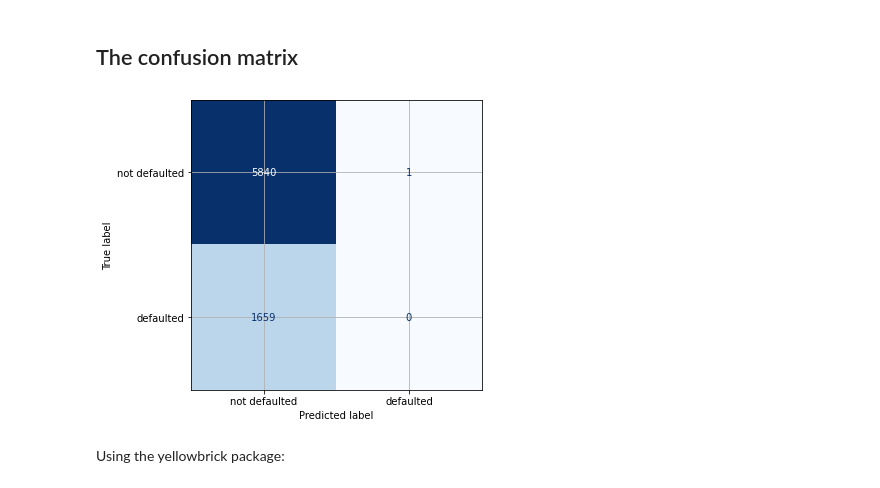
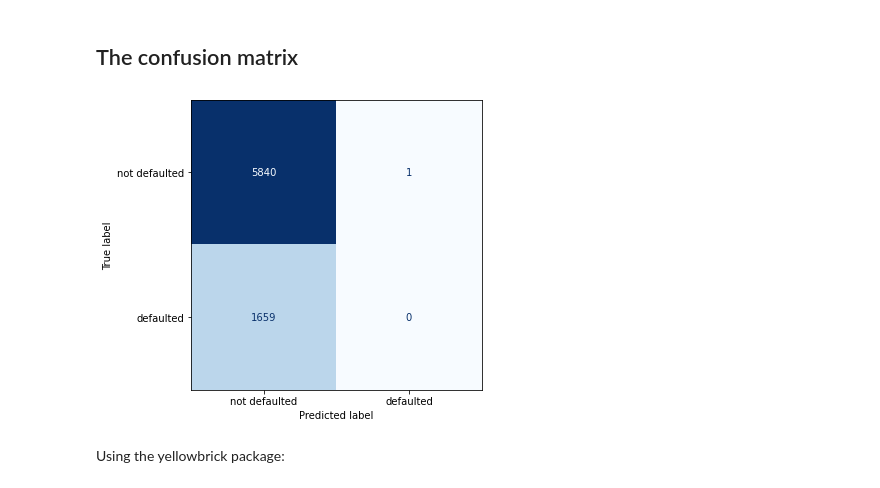
Before and after one commit to PacktPublishing/Practical-Data-Science-with-Python, a Jupyter notebook: Chapter12/Chapter_12_code.ipynb, the cells around one changed output. Saved outputs shown, nothing was run; the diff lists cells and outputs as text; code cells hidden in the pictures.

```diff
--- a/Chapter12/Chapter_12_code.ipynb
+++ b/Chapter12/Chapter_12_code.ipynb
@@ -125,19 +125,19 @@ print(cross_val_score(lr_model, features, targets, scoring=make_scorer(cohen_kap
 # %%
 import matplotlib.pyplot as plt
 from sklearn.metrics import plot_confusion_matrix
 
 f, ax = plt.subplots(1, 1, figsize=(5.5, 5.5))
 plot_confusion_matrix(lr_model,
                       x_test,
                       y_test,
                       cmap=plt.cm.Blues,
                       display_labels=['not defaulted', 'defaulted'],
                       colorbar=False,  # this argument only works with sklearn version 0.24 and up
                       ax=ax)
-plt.grid(b=None)
+
 plt.tight_layout()
 # %% [output]
-[figure, old version]
+[figure, new version]
 # %% [markdown]
 Using the yellowbrick package:
 # %%
```
Also changed, not shown: parts of 25 cells of this notebook, 2 other files.
